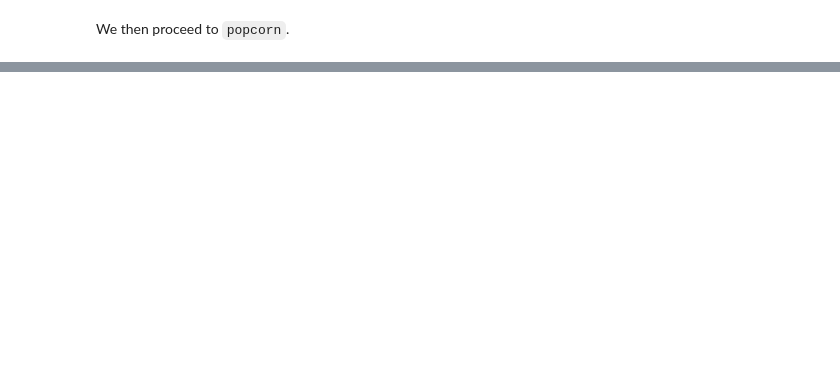
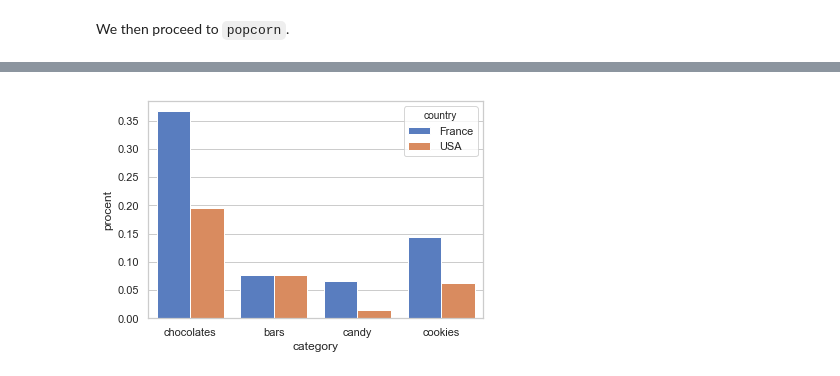
Before and after one commit to emmwel/ADAeda, a Jupyter notebook: Project/Snacks.ipynb, the cells around one changed output, grey strips where cells are left out. Saved outputs shown, nothing was run; the diff lists cells and outputs as text; code cells hidden in the pictures; blank space fills up the shorter version.

Commit message:
snacks plots

```diff
--- a/Project/Snacks.ipynb
+++ b/Project/Snacks.ipynb
@@ -90,4 +102,11 @@ Number of bars in France: 5608
 Number of bars in the USA: 2261
+# %%
+sugary_snacks_distr = sugary_snacks_distr.append(
+    pd.DataFrame([['bars', len(bars_france), 'France']], columns=['category', 'count', 'country'])
+)
+sugary_snacks_distr = sugary_snacks_distr.append(
+    pd.DataFrame([['bars', len(bars_usa), 'USA']], columns=['category', 'count', 'country'])
+)
 # %% [markdown]
 Next up is `candy`.
 # %%
@@ -108,4 +127,11 @@ Rows classified as candy in France: 4898
 Rows classified as candy in the USA: 419
+# %%
+sugary_snacks_distr = sugary_snacks_distr.append(
+    pd.DataFrame([['candy', len(candy_france), 'France']], columns=['category', 'count', 'country'])
+)
+sugary_snacks_distr = sugary_snacks_distr.append(
+    pd.DataFrame([['candy', len(candy_usa), 'USA']], columns=['category', 'count', 'country'])
+)
 # %% [markdown]
 Lastly we create the category `cookies`.
 # %%
@@ -127,4 +153,11 @@ Number of cookies in France: 10735
 Number of cookies in USA: 1822
+# %%
+sugary_snacks_distr = sugary_snacks_distr.append(
+    pd.DataFrame([['cookies', len(cookies_france), 'France']], columns=['category', 'count', 'country'])
+)
+sugary_snacks_distr = sugary_snacks_distr.append(
+    pd.DataFrame([['cookies', len(cookies_usa), 'USA']], columns=['category', 'count', 'country'])
+)
 # %% [markdown]
 ## Salty snacks
 # %% [markdown]
@@ -180,0 +227,4 @@ popcorn_france
+# %%
+sugary_snacks_distr['procent'] = sugary_snacks_distr['count'].apply(
+    lambda x: x/sugary_snacks_distr['count'].sum()
+)
@@ -180,0 +243,6 @@ popcorn_france
+# %%
+sns.set(style="whitegrid")
+
+g = sns.barplot(x='category', y="procent", hue="country", data=sugary_snacks_distr, palette="muted")
+# %% [output]
+[figure, added]
```
Also changed, not shown: parts of 45 cells of this notebook.
